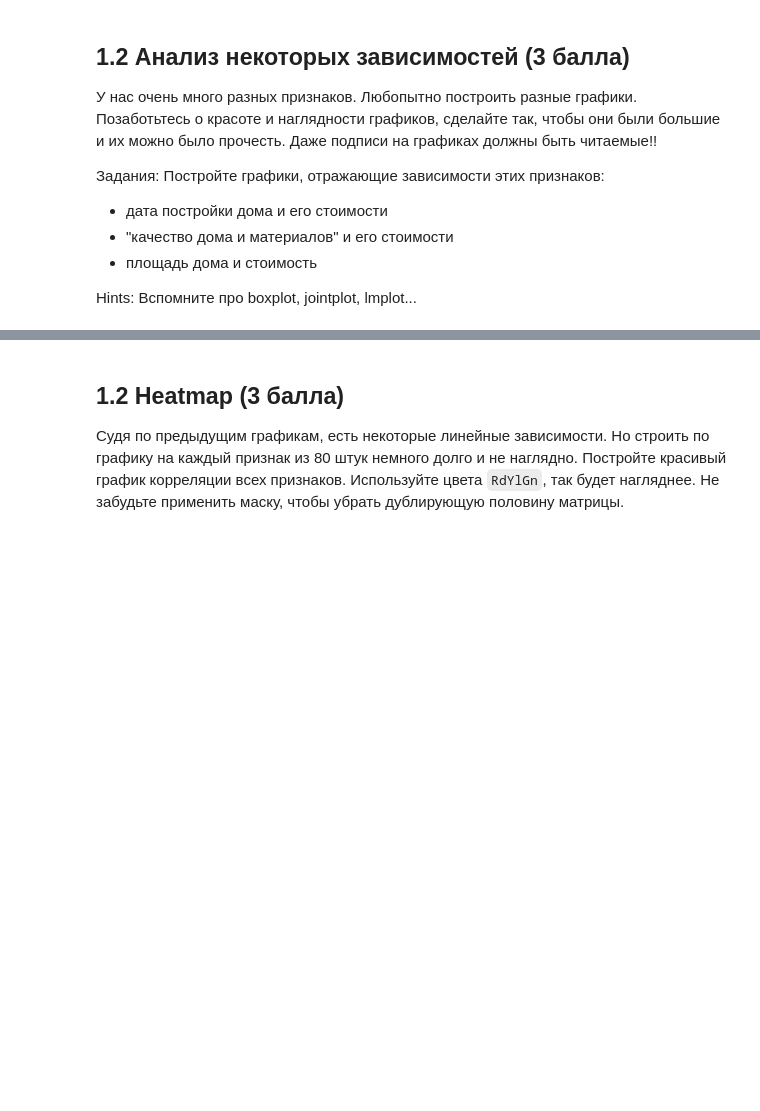
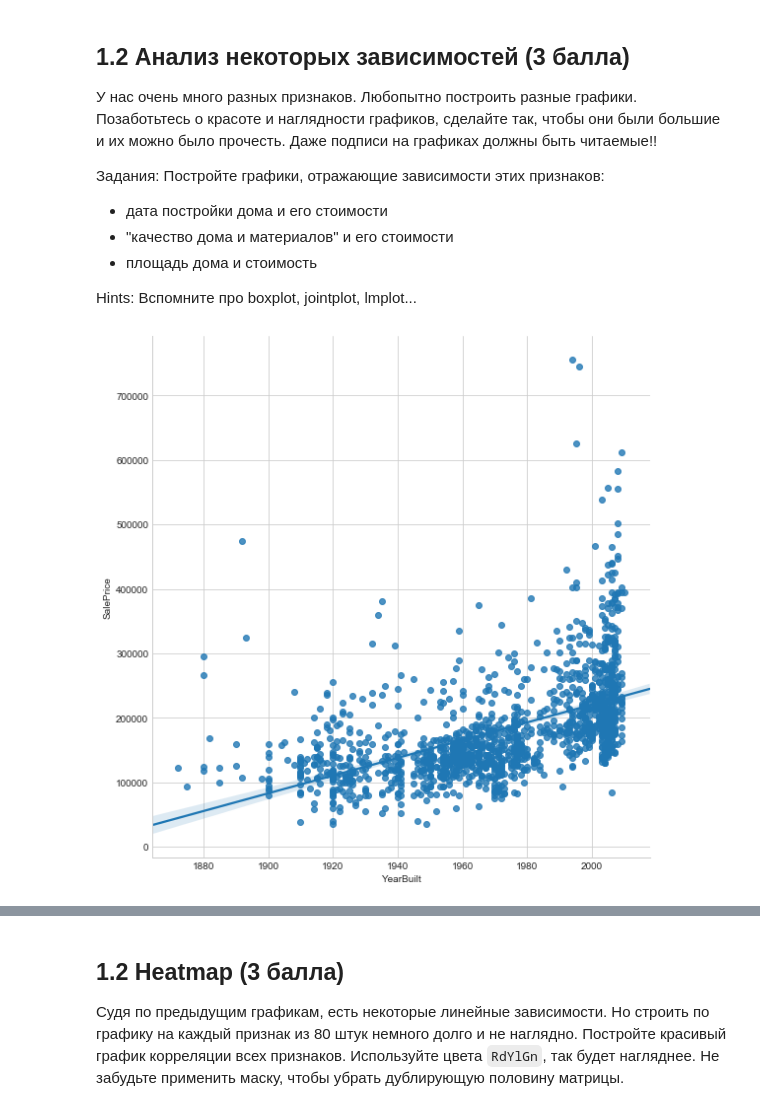
Before and after one commit to OlgaStroganova/ML, a Jupyter notebook: 05-01-linear-regression-homework.ipynb, the cells around one changed output, grey strips where cells are left out. Drawn from its saved outputs; the diff is of its cells as text; code cells hidden in the pictures; blank space fills up the shorter version.

```diff
--- a/05-01-linear-regression-homework.ipynb
+++ b/05-01-linear-regression-homework.ipynb
@@ -94,3 +109,8 @@ _Почему требуется нормальность распределен
 - площадь дома и стоимость
 
 Hints: Вспомните про boxplot, jointplot, lmplot...
+# %%
+sns.set_style("whitegrid")
+sns.lmplot(x='YearBuilt', y='SalePrice', data=df, size=8);
+# %% [output]
+[figure, added]
```
Also changed, not shown: parts of 27 cells of this notebook.
